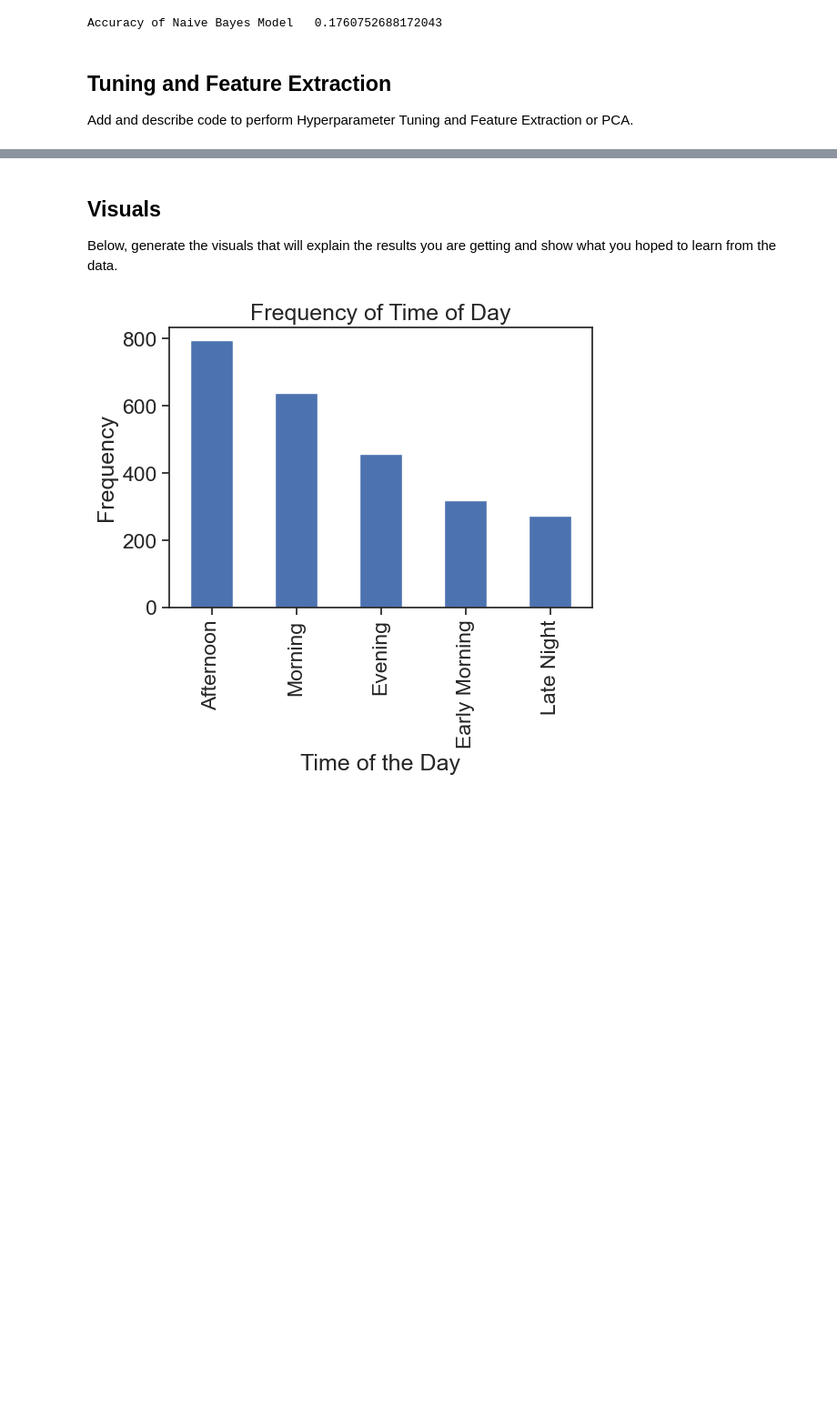
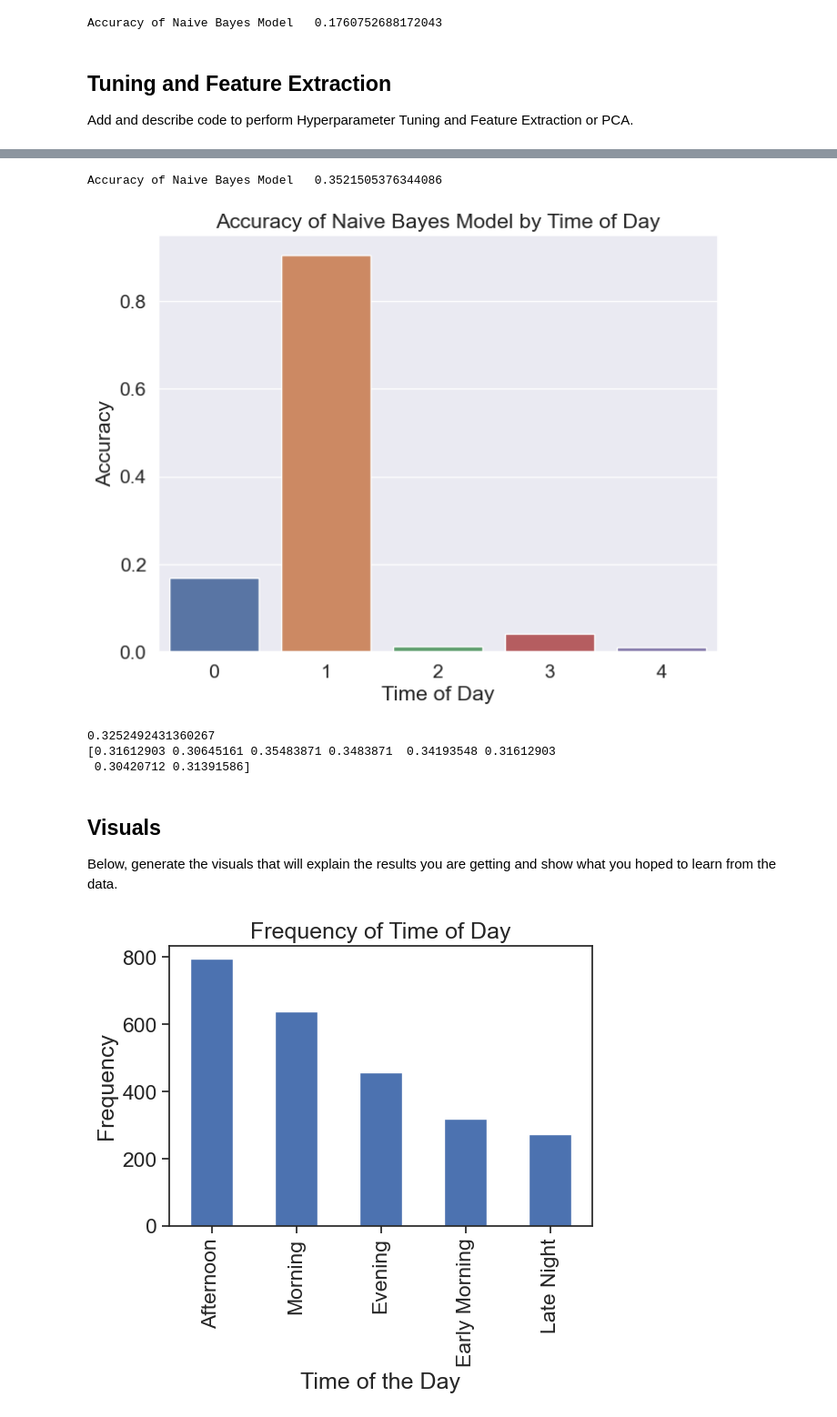
Before and after one commit to trcream/MachineLearningSeattleCrimeData, a Jupyter notebook: CS5100_Final_Project.ipynb, the cells around one changed output, grey strips where cells are left out. Shown at 91% size. Cells and saved outputs as stored; diff of their text form; code cells hidden in the pictures; blank space fills up the shorter version.

Commit message:
Powerpoint and visuals changes

```diff
--- a/CS5100_Final_Project.ipynb
+++ b/CS5100_Final_Project.ipynb
@@ -412,3 +401,55 @@ weighted avg       0.33      0.18      0.18       744
+# %%
+# Second model - Tuning our Naive Bayes
+
+# Fit Training data to Naive Bayes Model
+# nb = GaussianNB()
+# Adding smoothing about doubles the accurace of the results!
+nb = GaussianNB(var_smoothing=.65)
+
+
+nb.fit(x_train.toarray(), y_train)
+
+# Predict the target variable for testing data
+y_pred = nb.predict(X_test.toarray())
+
+# Accuracy score of the Naive Bayes Model
+accuracy = accuracy_score(y_test, y_pred)
+print("Accuracy of Naive Bayes Model  ", accuracy)
+# %% [output]
+Accuracy of Naive Bayes Model   0.3521505376344086
+# %%
+from sklearn.metrics import confusion_matrix
+import seaborn as sns
+
+# Getting the confusion matrix
+conf_mat = confusion_matrix(y_test, y_pred)
+
+# Normalizing the confusion matrix
+conf_mat_norm = conf_mat.astype('float') / conf_mat.sum(axis=1)[:, np.newaxis]
+
+# Create a bar plot of the normalized confusion matrix
+plt.figure(figsize=(8,6))
+sns.set(font_scale=1.4)
+sns.barplot(x=encode.classes_, y=np.diag(conf_mat_norm))
+plt.xlabel('Time of Day')
+plt.ylabel('Accuracy')
+plt.title('Accuracy of Naive Bayes Model by Time of Day')
+plt.show()
+# %% [output]
+[figure, added]
+# %%
+# Naive Bayes Cross Validation
+# Cross-validation
+scores = cross_val_score(nb, x_encoded.toarray(), y, cv=8)
+
+
+# Print the scores of the k cross validations
+print(np.mean(scores))
+print(scores)
+# %% [output]
+0.3252492431360267
+[0.31612903 0.30645161 0.35483871 0.3483871  0.34193548 0.31612903
+ 0.30420712 0.31391586]
 # %% [markdown]
 ## Visuals
 
```
Also changed, not shown: parts of 7 cells of this notebook.
